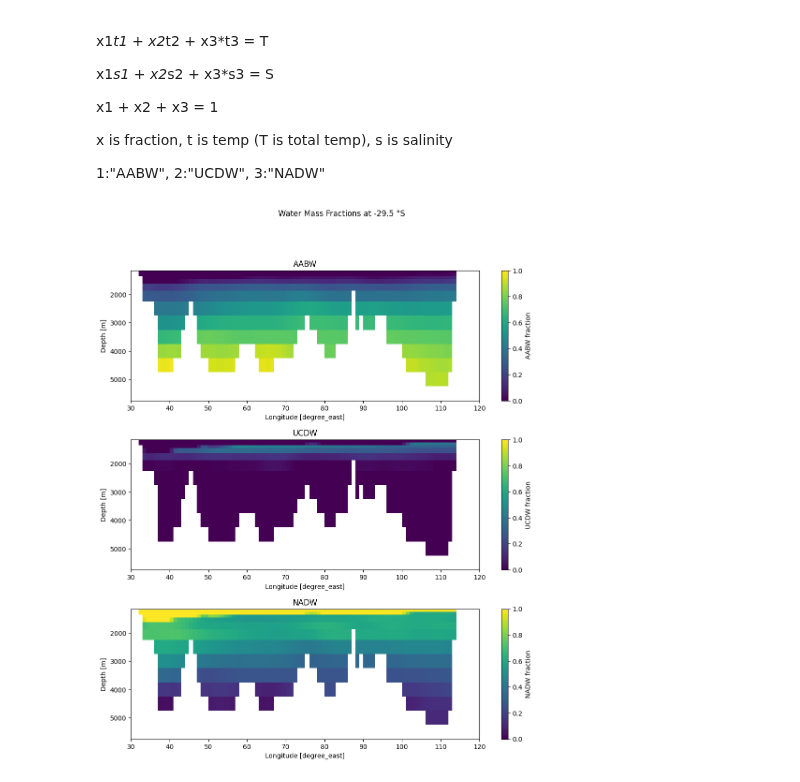
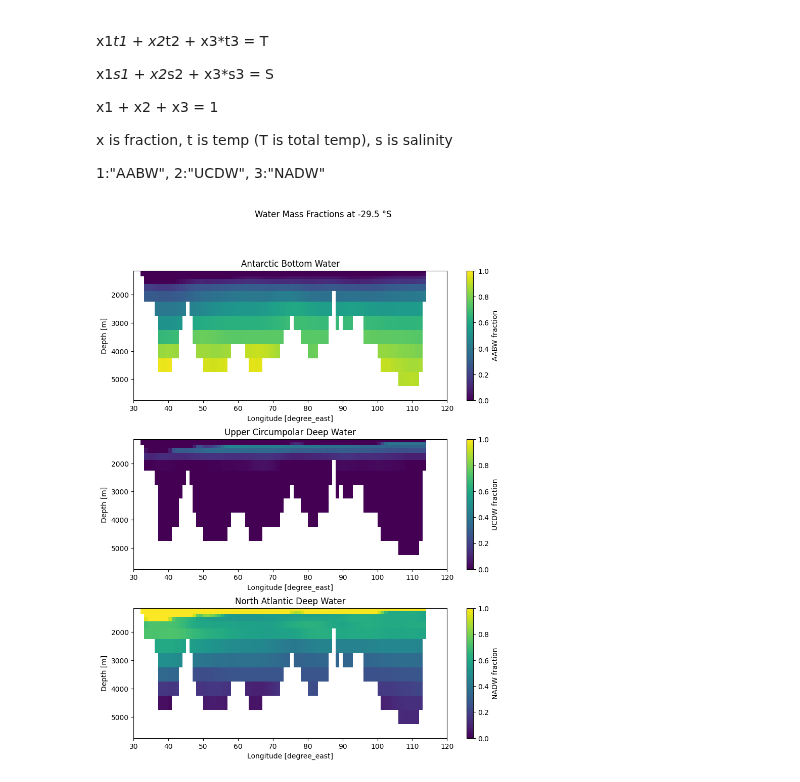
Before and after one commit to JRethemeier/Thermohaline-Circulation, a Jupyter notebook: Assignment4/Assignment4.ipynb, the cells around one changed output. Drawn from its saved outputs; the diff is of its cells as text; code cells hidden in the pictures.

```diff
--- a/Assignment4/Assignment4.ipynb
+++ b/Assignment4/Assignment4.ipynb
@@ -251,20 +236,20 @@ data["AABW fraction"] = (data.abs_sal.dims, x1)
 data["UCDW fraction"] = (data.abs_sal.dims, x2)
 data["NADW fraction"] = (data.abs_sal.dims, x3)
 # %%
-fig, axs = plt.subplots(nrows=3, figsize=(12,13))
+fig, axs = plt.subplots(nrows=3, figsize=(10,12))
 fig.suptitle(f"Water Mass Fractions at {latitude} °S")
 plt.subplots_adjust(hspace=0.3)
 
 data["AABW fraction"].plot(x="lon", y="depth", ax=axs[0], vmin=0, vmax=1)
-axs[0].set_title("AABW")
+axs[0].set_title("Antarctic Bottom Water")
 axs[0].yaxis.set_inverted(True)
 
 data["UCDW fraction"].plot(x="lon", y="depth", ax=axs[1], vmin=0, vmax=1)
-axs[1].set_title("UCDW")
+axs[1].set_title("Upper Circumpolar Deep Water")
 axs[1].yaxis.set_inverted(True)
 
 data["NADW fraction"].plot(x="lon", y="depth", ax=axs[2], vmin=0, vmax=1)
-axs[2].set_title("NADW")
+axs[2].set_title("North Atlantic Deep Water")
 axs[2].yaxis.set_inverted(True)
 # %% [output]
-[figure, old version]
+[figure, new version]
```
Also changed, not shown: parts of 1 cell of this notebook, 1 other file.
